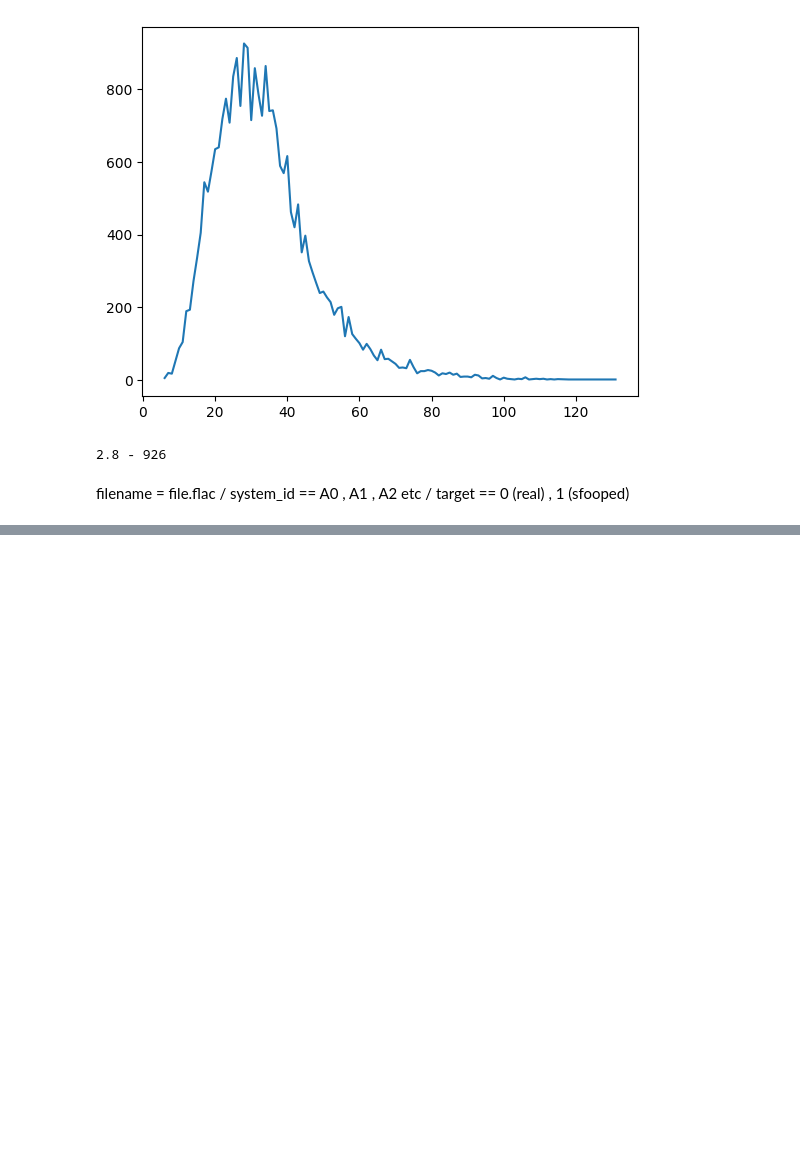
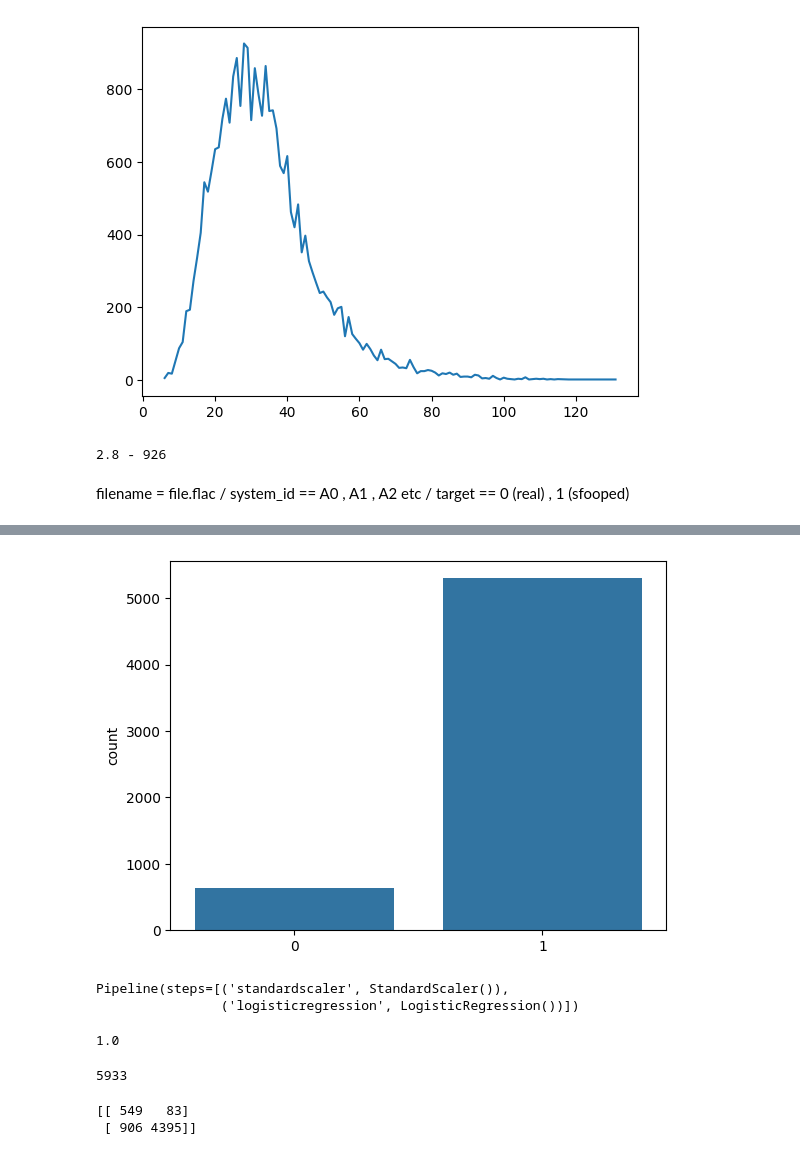
Before and after one commit to onlyforstudy7770-cpu/DeepFake-voice-detection-project, a Jupyter notebook: ASVsfooping.ipynb, the cells around one changed output, grey strips where cells are left out. Drawn from its saved outputs; the diff is of its cells as text; code cells hidden in the pictures; blank space fills up the shorter version.

Commit message:
implemented logistic reggresion

```diff
--- a/ASVsfooping.ipynb
+++ b/ASVsfooping.ipynb
@@ -130,0 +190,23 @@ for fi in fil:
+# %%
+
+X_test = []
+y_test = []
+
+res = ("train" , "eval" , "dev")
+
+
+df = pd.read_csv("/content/drive/MyDrive/ASVsfoop_data/eval.trl.csv")
+
+target_map = dict(zip(df["filename"], df["target"]))
+
+folder_path = "/content/drive/MyDrive/ASVsfoop_data/eval_mfcc"
+folder = os.listdir(folder_path)
+
+for file in folder:
+  csv_filename = file.replace(".flac.npy" , "")
+  if (target_map.get(csv_filename) is None):
+    continue
+
+  data = np.load(os.path.join(folder_path, file)).ravel()
+  X_test.append(data)
+  y_test.append(int(target_map[csv_filename]))
@@ -130,0 +218,5 @@ for fi in fil:
+# %%
+sns.countplot(x = y_test)
+plt.show()
+# %% [output]
+[figure, added]
@@ -130,0 +226,14 @@ for fi in fil:
+# %%
+pipeline = make_pipeline(StandardScaler(), LogisticRegression(max_iter=100 ))
+pipeline.fit(X_train , y_train)
+# %% [output]
+Pipeline(steps=[('standardscaler', StandardScaler()),
+                ('logisticregression', LogisticRegression())])
+# %%
+pipeline.score(X_train , y_train)
+# %% [output]
+1.0
+# %%
+print(len(y_test))
+# %% [output]
+5933
@@ -130,0 +243,6 @@ for fi in fil:
+# %%
+from sklearn.metrics import  confusion_matrix , classification_report
+print (confusion_matrix(y_test , y_pred))
+# %% [output]
+[[ 549   83]
+ [ 906 4395]]
```
Also changed, not shown: parts of 71 cells of this notebook.
